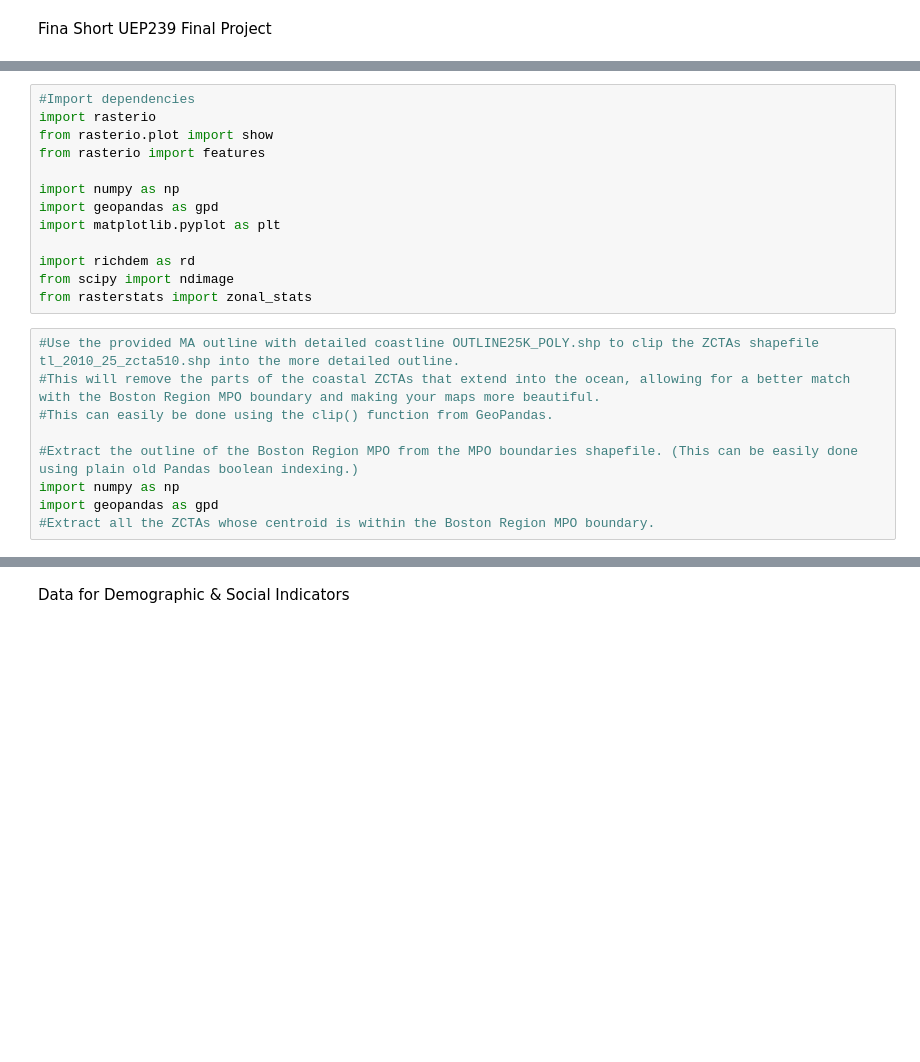
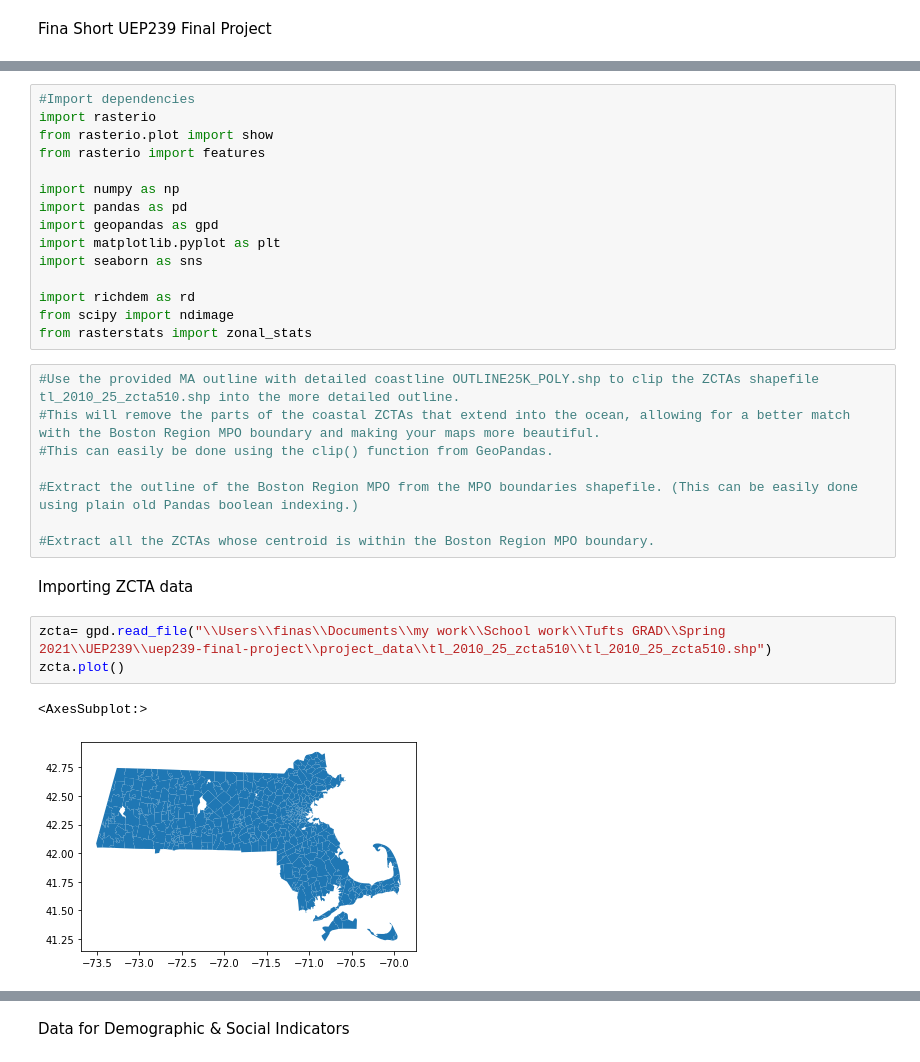
Before and after one commit to finashort/uep239-final-project, a Jupyter notebook: UEP239Final.ipynb, the cells around one changed output, grey strips where cells are left out. Drawn from its saved outputs; the diff is of its cells as text; blank space fills up the shorter version.

Commit message:
Now have all data and indicators uploaded necessary for preliminary analysis

```diff
--- a/UEP239Final.ipynb
+++ b/UEP239Final.ipynb
@@ -9,8 +18,10 @@ from rasterio.plot import show
 from rasterio import features
 
 import numpy as np
+import pandas as pd
 import geopandas as gpd
 import matplotlib.pyplot as plt
+import seaborn as sns
 
 import richdem as rd
 from scipy import ndimage
@@ -21,6 +32,13 @@ from rasterstats import zonal_stats
 #This can easily be done using the clip() function from GeoPandas.
 
 #Extract the outline of the Boston Region MPO from the MPO boundaries shapefile. (This can be easily done using plain old Pandas boolean indexing.)
-import numpy as np
-import geopandas as gpd
+
 #Extract all the ZCTAs whose centroid is within the Boston Region MPO boundary.
+# %% [markdown]
+Importing ZCTA data
+# %%
+zcta= gpd.read_file("\\Users\\finas\\Documents\\my work\\School work\\Tufts GRAD\\Spring 2021\\UEP239\\uep239-final-project\\project_data\\tl_2010_25_zcta510\\tl_2010_25_zcta510.shp")
+zcta.plot()
+# %% [output]
+<AxesSubplot:>
+[figure, added]
```
Also changed, not shown: parts of 13 cells of this notebook, 20 other files.
